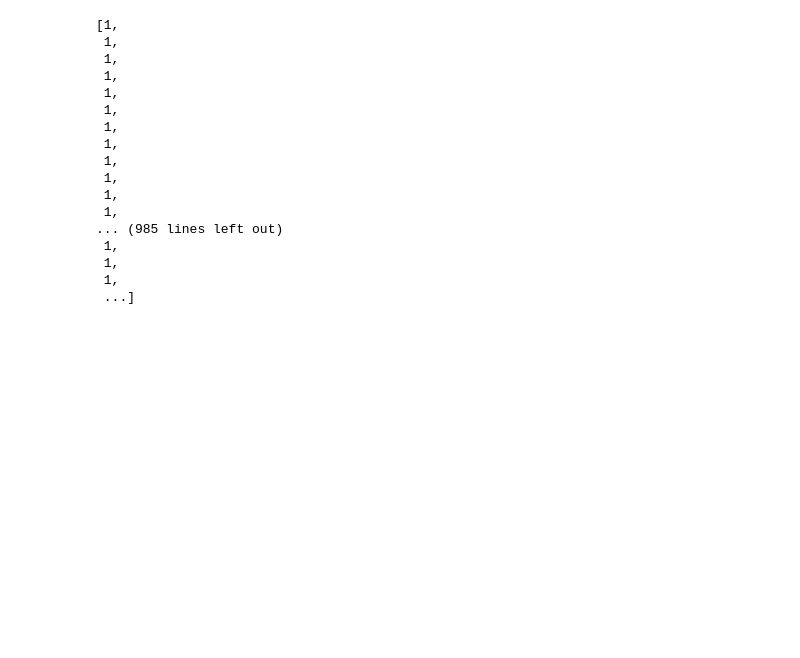
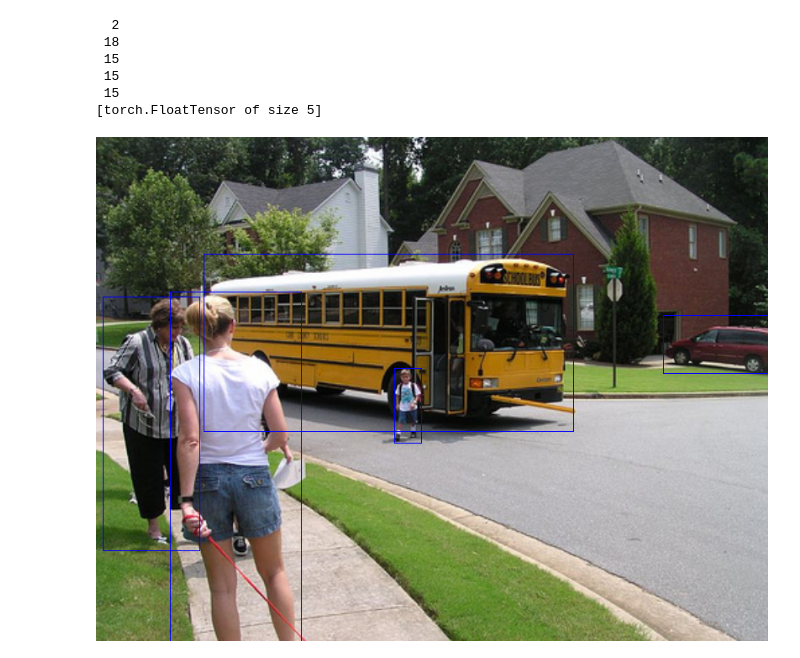
Before and after one commit to haonguyen14/fast-rcnn, a Jupyter notebook: testing.ipynb, the cells around one changed output. Cells and saved outputs as stored; diff of their text form; code cells hidden in the pictures; blank space fills up the shorter version.

```diff
--- a/testing.ipynb
+++ b/testing.ipynb
@@ -14,3 +7,3 @@ import torch.optim as opt
 # %%
-dataset = VOCDataSet("data/", "train")
+dataset = VOCDataSet("data/", "train", include_gt_lable=True)
 dataloader = DataLoader(dataset, batch_size=1, shuffle=True, num_workers=5, collate_fn=collate_fn)
@@ -72,20 +10,28 @@ KeyboardInterrupt:
-# %%
-gt_counts
-# %% [output]
-[1,
- 1,
- 1,
- 1,
- 1,
- 1,
- 1,
- 1,
- 1,
- 1,
- 1,
- 1,
-... (985 lines left out)
- 1,
- 1,
- 1,
- ...]
+# %%
+iterator = iter(dataloader)
+# %%
+image_arr, gt, labels = iterator.next()
+
+image_arr = image_arr.squeeze().numpy()
+image_arr = image_arr * PIXEL_STDS
+image_arr = image_arr + PIXEL_MEANS
+image_arr = image_arr * 255.0
+image_arr = image_arr.transpose(1, 2, 0).round().astype(np.uint8)
+
+image = Image.fromarray(image_arr)
+image_draw = ImageDraw.ImageDraw(image)
+
+gt = gt.numpy()
+for i in range(gt.shape[0]):
+    image_draw.rectangle(gt[i, :], outline="blue")
+
+print(labels)
+image
+# %% [output]
+  2
+ 18
+ 15
+ 15
+ 15
+[torch.FloatTensor of size 5]
+[figure, added]
```
Also changed, not shown: parts of 8 cells of this notebook, 2 other files.
